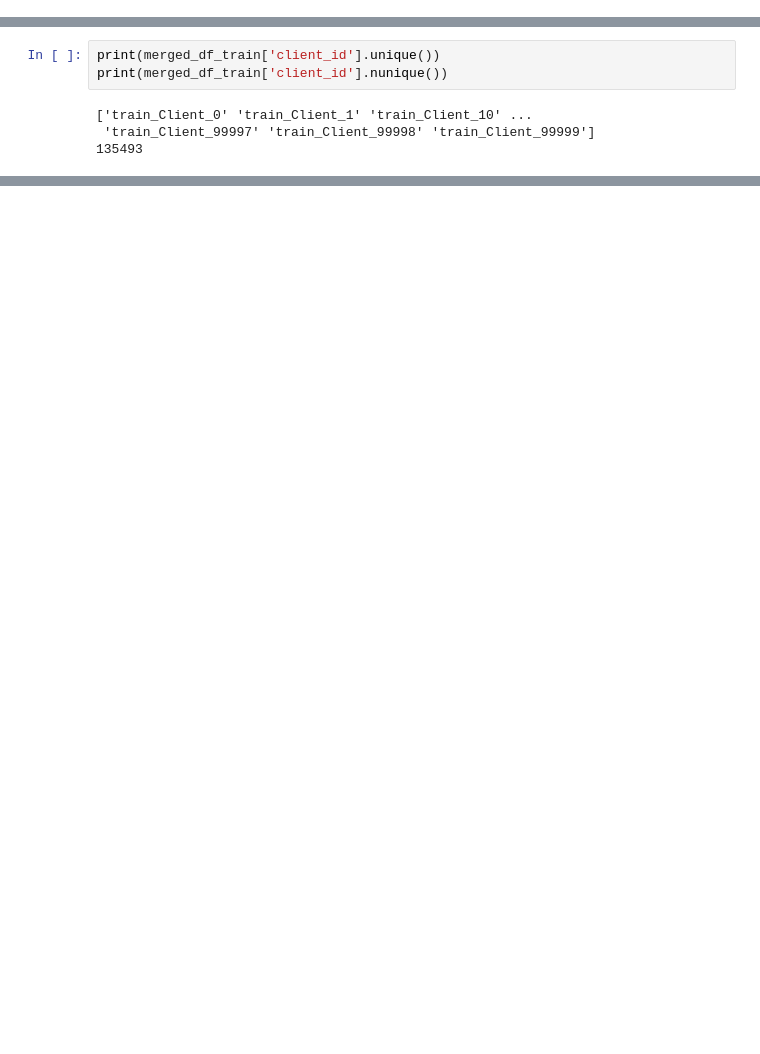
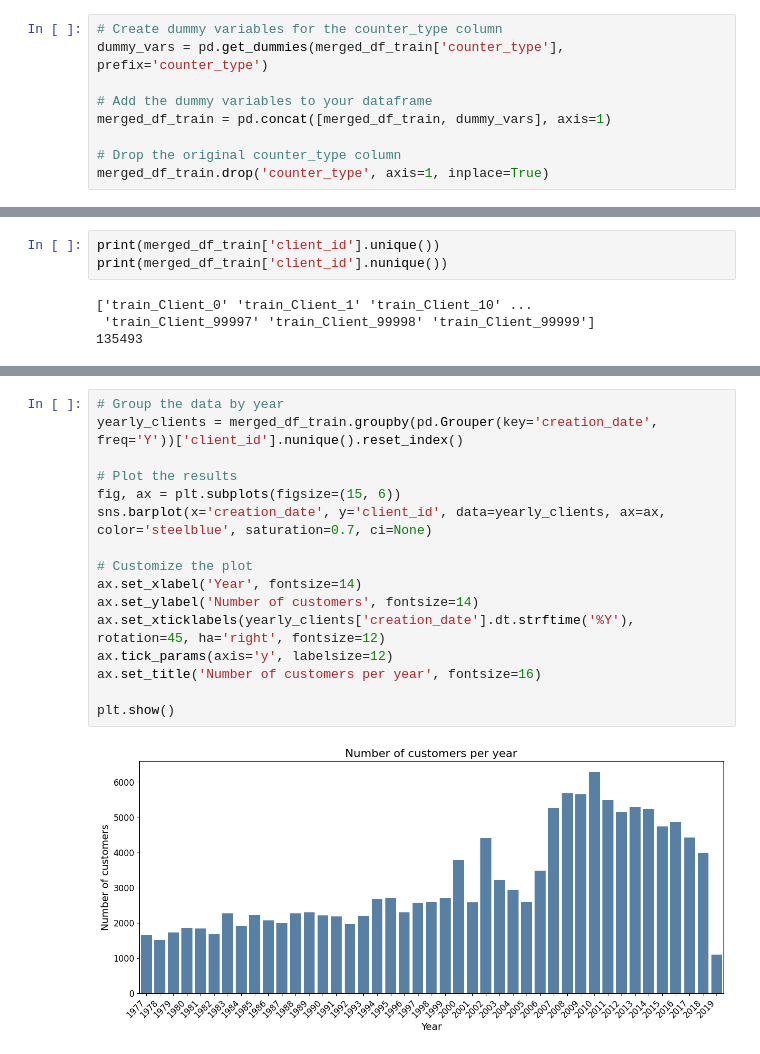
Before and after one commit to tomduese/ds-fraud-detection, a Jupyter notebook: fraud_detection.ipynb, the cells around one changed output, grey strips where cells are left out. Saved outputs shown, nothing was run; the diff lists cells and outputs as text; blank space fills up the shorter version.

```diff
--- a/fraud_detection.ipynb
+++ b/fraud_detection.ipynb
@@ -212,6 +265,15 @@ Name: client_id, Length: 135493, dtype: int64
 # %%
 # Merge the two DataFrames on the client_id, using the default inner join
 merged_df_train = pd.merge(df_client_train, df_invoice_train, on='client_id')
+# %%
+# Create dummy variables for the counter_type column
+dummy_vars = pd.get_dummies(merged_df_train['counter_type'], prefix='counter_type')
+
+# Add the dummy variables to your dataframe
+merged_df_train = pd.concat([merged_df_train, dummy_vars], axis=1)
+
+# Drop the original counter_type column
+merged_df_train.drop('counter_type', axis=1, inplace=True)
 # %%
 # Print the merged DataFrame
 clean_data(merged_df_train)
@@ -303,0 +344,18 @@ Error:
+# %%
+# Group the data by year
+yearly_clients = merged_df_train.groupby(pd.Grouper(key='creation_date', freq='Y'))['client_id'].nunique().reset_index()
+
+# Plot the results
+fig, ax = plt.subplots(figsize=(15, 6))
+sns.barplot(x='creation_date', y='client_id', data=yearly_clients, ax=ax, color='steelblue', saturation=0.7, ci=None)
+
+# Customize the plot
+ax.set_xlabel('Year', fontsize=14)
+ax.set_ylabel('Number of customers', fontsize=14)
+ax.set_xticklabels(yearly_clients['creation_date'].dt.strftime('%Y'), rotation=45, ha='right', fontsize=12)
+ax.tick_params(axis='y', labelsize=12)
+ax.set_title('Number of customers per year', fontsize=16)
+
+plt.show()
+# %% [output]
+[figure, added]
```
Also changed, not shown: parts of 16 cells of this notebook.
